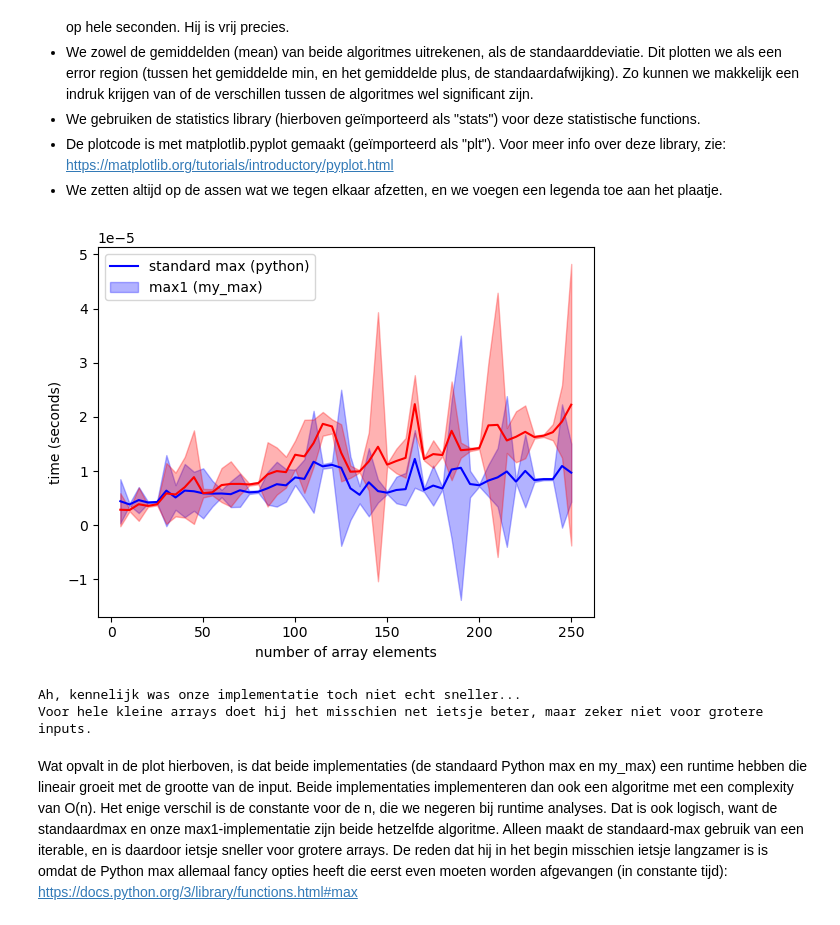
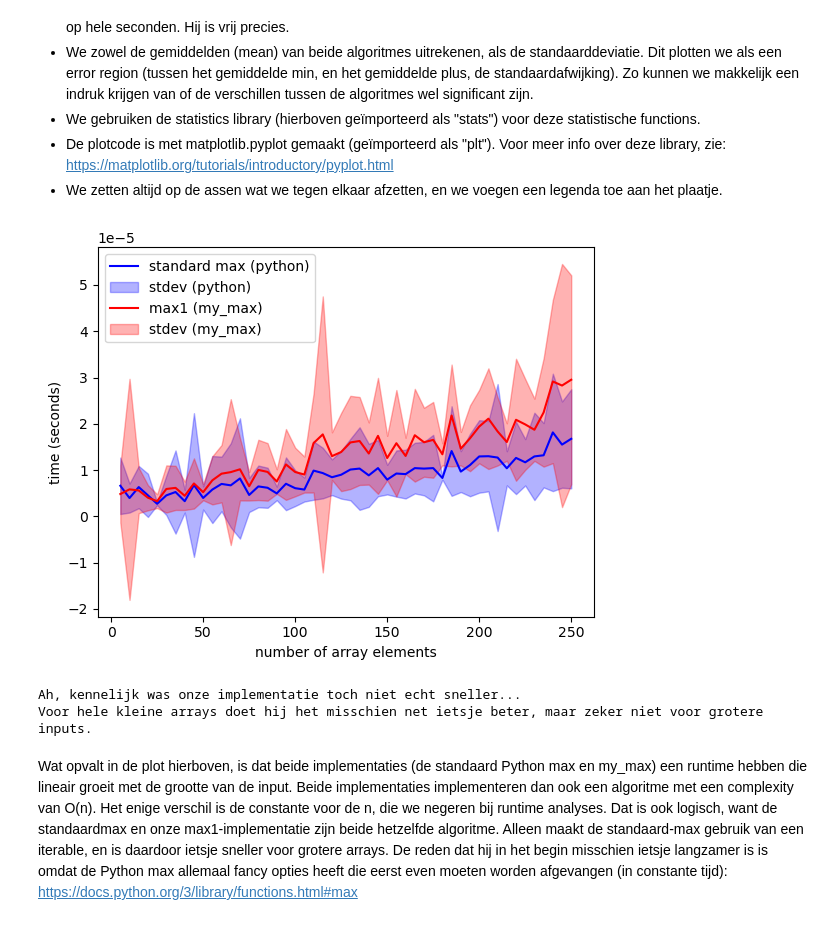
Before and after one commit to HU-TI-DEV/TICT-TV2ALDS1-20, a Jupyter notebook: ALDS1 - Complexity.ipynb, the cells around one changed output. Drawn from its saved outputs; the diff is of its cells as text; code cells hidden in the pictures.

Commit message:
Update legend in ALDS1

```diff
--- a/ALDS1 - Complexity.ipynb
+++ b/ALDS1 - Complexity.ipynb
@@ -115,7 +115,7 @@ meetpunten = list(range(5, 251, 5))
 for i in meetpunten:
     std = []
     my = []
-    for j in range(50):  # vijftig metingen per datapunt
+    for j in range(200):  # vijftig metingen per datapunt
         arr = random_int_array(i)
         t1 = time.time()
         res = max(arr)
@@ -131,35 +131,35 @@ for i in meetpunten:
     stdev_my_max.append(stats.stdev(my))
 
 # En dan de plot-code gemaakt met Matplotlib
 # Zie bijvoorbeeld de tutorial: https://matplotlib.org/tutorials/introductory/pyplot.html
 plt.plot(meetpunten, mean_std_max, "b-")
 plt.fill_between(
     meetpunten,
     np.array(mean_std_max) - np.array(stdev_std_max),
     np.array(mean_std_max) + np.array(stdev_std_max),
     color="b",
     alpha=0.3,
 )
 plt.plot(meetpunten, mean_my_max, "r-")
 plt.fill_between(
     meetpunten,
     np.array(mean_my_max) - np.array(stdev_my_max),
     np.array(mean_my_max) + np.array(stdev_my_max),
     color="r",
     alpha=0.3,
 )
 plt.xlabel("number of array elements")
 plt.ylabel("time (seconds)")
-plt.legend(["standard max (python)", "max1 (my_max)"], loc="upper left")
+plt.legend(["standard max (python)", "stdev (python)", "max1 (my_max)", "stdev (my_max)"], loc="upper left")
 plt.show()
 
 print(
     "Ah, kennelijk was onze implementatie toch niet echt sneller...",
     "Voor hele kleine arrays doet hij het misschien net ietsje beter, maar zeker niet voor grotere inputs.",
     sep="\n",
 )
 # %% [output]
-[figure, old version]
+[figure, new version]
 Ah, kennelijk was onze implementatie toch niet echt sneller...
 Voor hele kleine arrays doet hij het misschien net ietsje beter, maar zeker niet voor grotere inputs.
 # %% [markdown]
```
Also changed, not shown: parts of 1 cell of this notebook.
